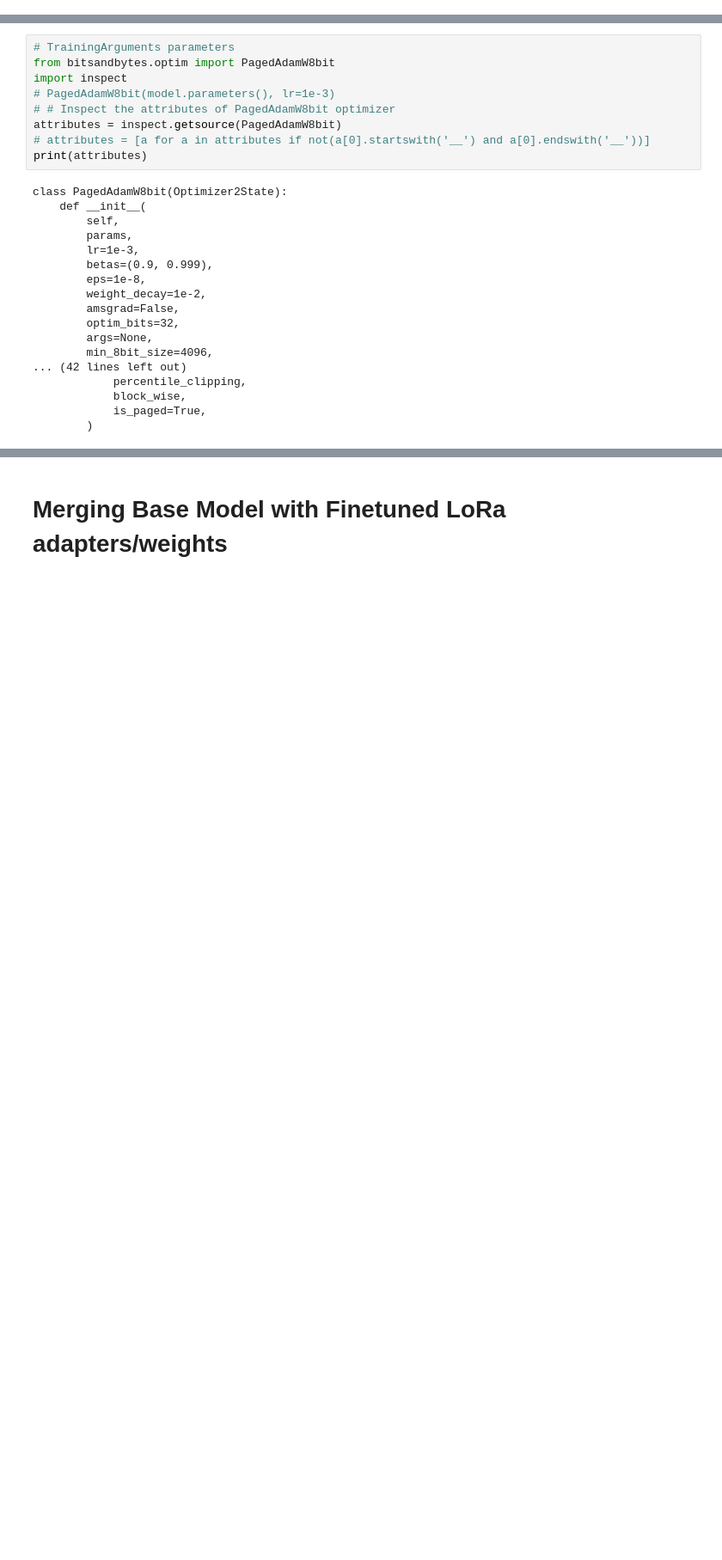
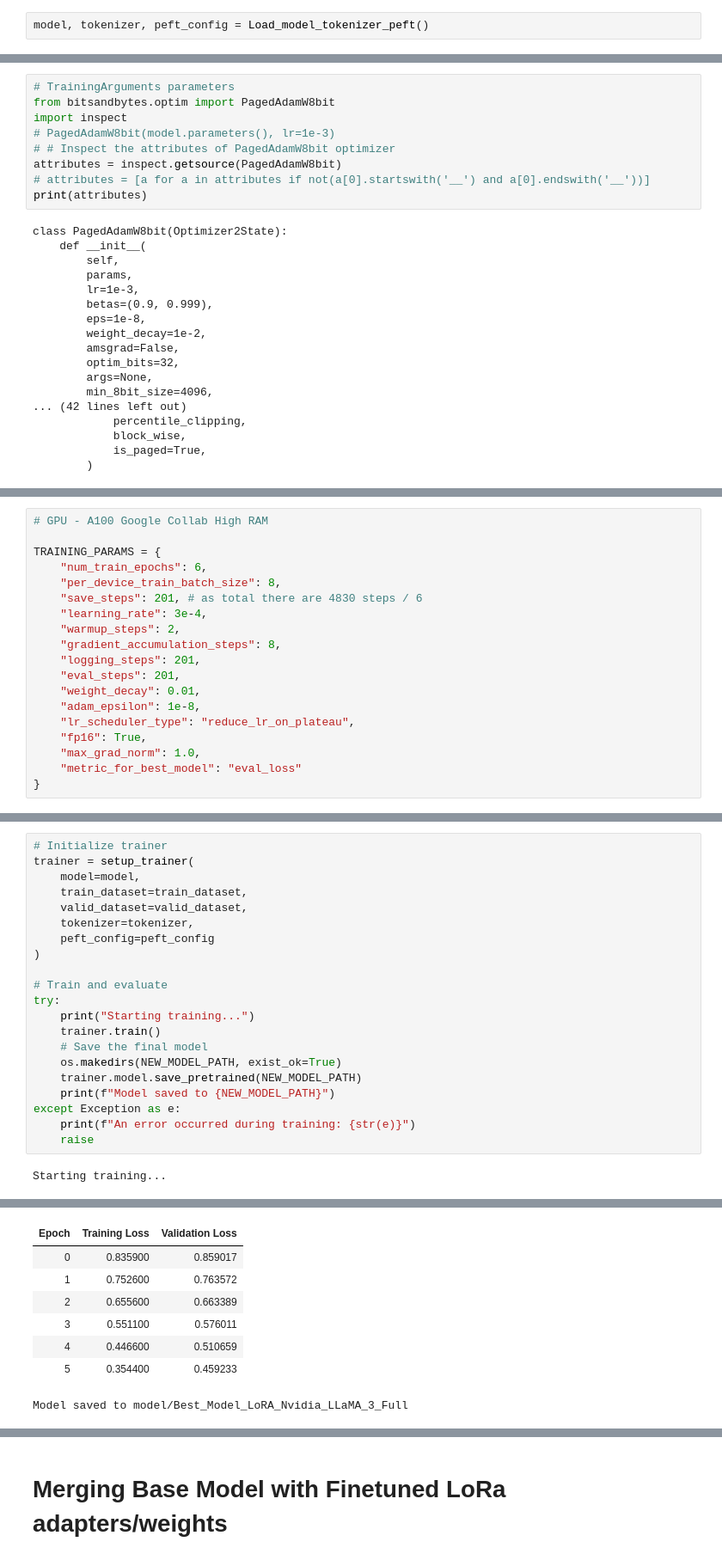
Before and after one commit to raj-maharajwala/Insurance-Chatbot-Fine-tuning-GPT2-Llama3, a Jupyter notebook: Finetuning_Llama3_LoRA_GGUF_final.ipynb, the cells around one changed output, grey strips where cells are left out. Shown at 86% size. Saved outputs shown, nothing was run; the diff lists cells and outputs as text; blank space fills up the shorter version.

Commit message:
Final Finetuning on complete InsuranceQA Dataset
Better Prompting + GGUF Format Conversion + Hugging Face Hub Push

```diff
--- a/Finetuning_Llama3_LoRA_GGUF_final.ipynb
+++ b/Finetuning_Llama3_LoRA_GGUF_final.ipynb
@@ -305,0 +500,2 @@ model = get_peft_model(model, peft_config)
+# %%
+model, tokenizer, peft_config = Load_model_tokenizer_peft()
@@ -462,0 +685,19 @@ Test Set Perplexity: 1.42
+# %%
+# GPU - A100 Google Collab High RAM
+
+TRAINING_PARAMS = {
+    "num_train_epochs": 6,
+    "per_device_train_batch_size": 8,
+    "save_steps": 201, # as total there are 4830 steps / 6
+    "learning_rate": 3e-4,
+    "warmup_steps": 2,
+    "gradient_accumulation_steps": 8,
+    "logging_steps": 201,
+    "eval_steps": 201,
+    "weight_decay": 0.01,
+    "adam_epsilon": 1e-8,
+    "lr_scheduler_type": "reduce_lr_on_plateau",
+    "fp16": True,
+    "max_grad_norm": 1.0,
+    "metric_for_best_model": "eval_loss"
+}
@@ -462,0 +859,23 @@ Test Set Perplexity: 1.42
+# %%
+# Initialize trainer
+trainer = setup_trainer(
+    model=model,
+    train_dataset=train_dataset,
+    valid_dataset=valid_dataset,
+    tokenizer=tokenizer,
+    peft_config=peft_config
+)
+
+# Train and evaluate
+try:
+    print("Starting training...")
+    trainer.train()
+    # Save the final model
+    os.makedirs(NEW_MODEL_PATH, exist_ok=True)
+    trainer.model.save_pretrained(NEW_MODEL_PATH)
+    print(f"Model saved to {NEW_MODEL_PATH}")
+except Exception as e:
+    print(f"An error occurred during training: {str(e)}")
+    raise
+# %% [output]
+Starting training...
@@ -462,0 +890,8 @@ Test Set Perplexity: 1.42
+| Epoch | Training Loss | Validation Loss |
+| 0 | 0.835900 | 0.859017 |
+| 1 | 0.752600 | 0.763572 |
+| 2 | 0.655600 | 0.663389 |
+| 3 | 0.551100 | 0.576011 |
+| 4 | 0.446600 | 0.510659 |
+| 5 | 0.354400 | 0.459233 |
+Model saved to model/Best_Model_LoRA_Nvidia_LLaMA_3_Full
```
Also changed, not shown: parts of 146 cells of this notebook.
